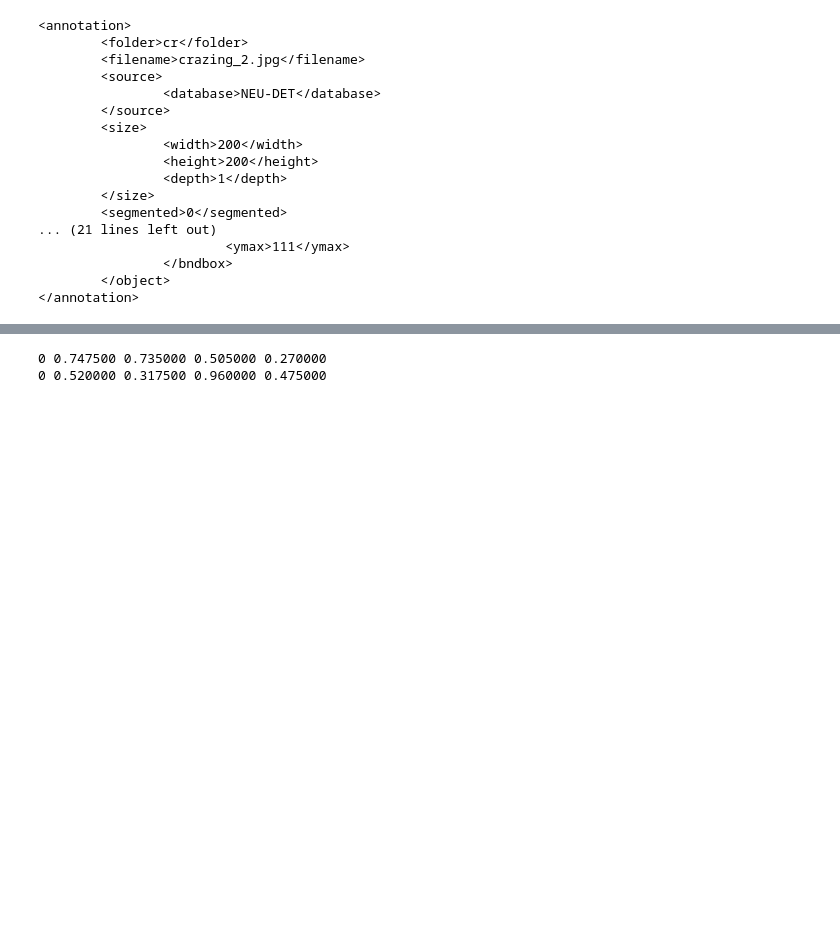
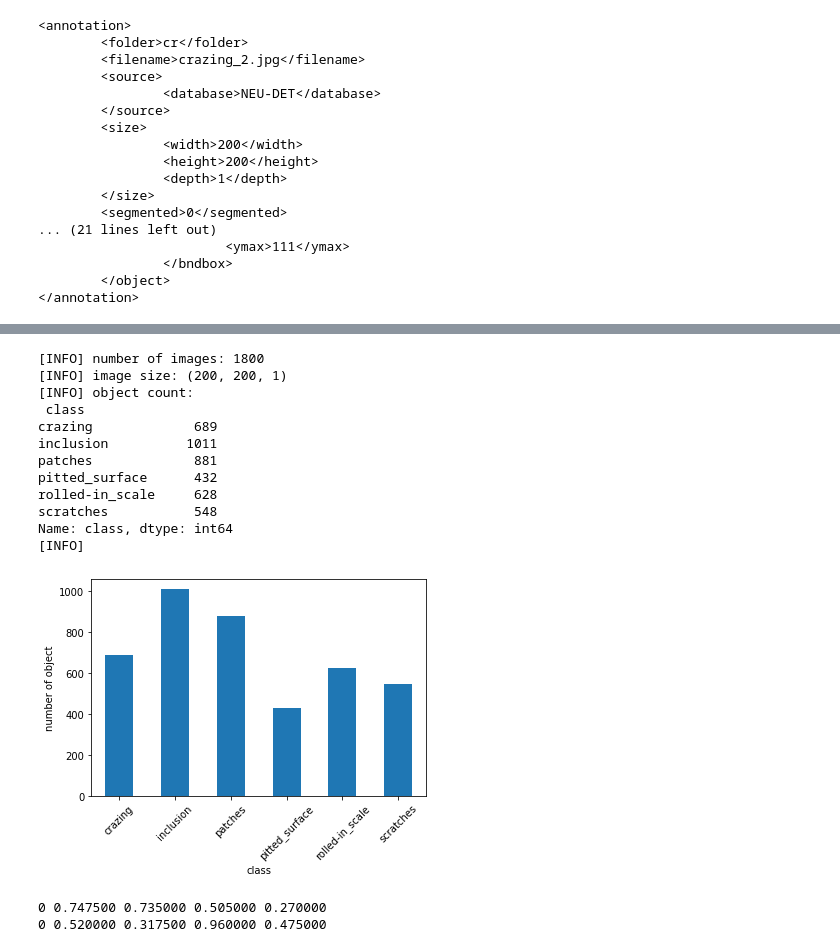
Before and after one commit to LapTQ/surface_defect_detection, a Jupyter notebook: surface_defect_detection.ipynb, the cells around one changed output, grey strips where cells are left out. Drawn from its saved outputs; the diff is of its cells as text; code cells hidden in the pictures; blank space fills up the shorter version.

```diff
--- a/surface_defect_detection.ipynb
+++ b/surface_defect_detection.ipynb
@@ -146,4 +147,27 @@ pd.DataFrame.from_dict(info_list)
 4189 rows × 7 columns
+# %%
+print("[INFO] number of images:", len(info_df['filename'].unique()))
+print("[INFO] image size:", info_df['image_size'].unique()[0])
+info_df.groupby('class')['class'].count().plot.bar(ylabel='number of object', rot=45)
+
+# info_df['x'] = (info_df['xmin'] + info_df['xmax']) / 2
+# info_df['y'] = (info_df['ymin'] + info_df['ymax']) / 2
+info_df['w'] = (info_df['xmax'] - info_df['xmin'])
+info_df['h'] = (info_df['ymax'] - info_df['ymin'])
+# %% [output]
+[INFO] number of images: 1800
+[INFO] image size: (200, 200, 1)
+[INFO] object count:
+ class
+crazing             689
+inclusion          1011
+patches             881
+pitted_surface      432
+rolled-in_scale     628
+scratches           548
+Name: class, dtype: int64
+[INFO]
+[figure, added]
 # %%
 def get_class_name(annotations_dir):
     class_name = set()
```
Also changed, not shown: parts of 3 cells of this notebook.
